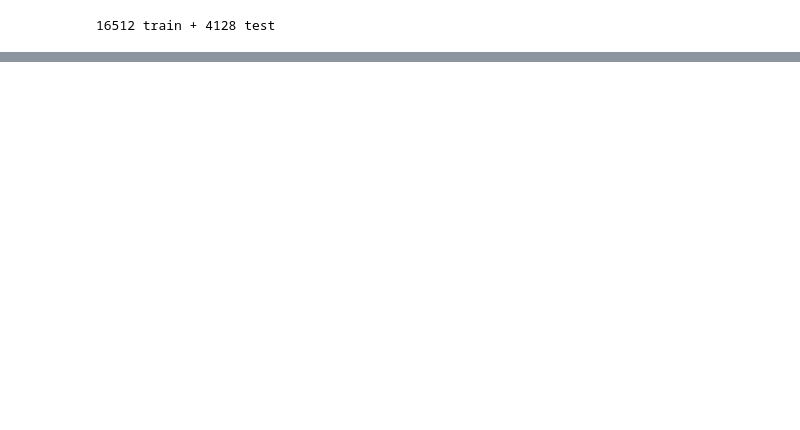
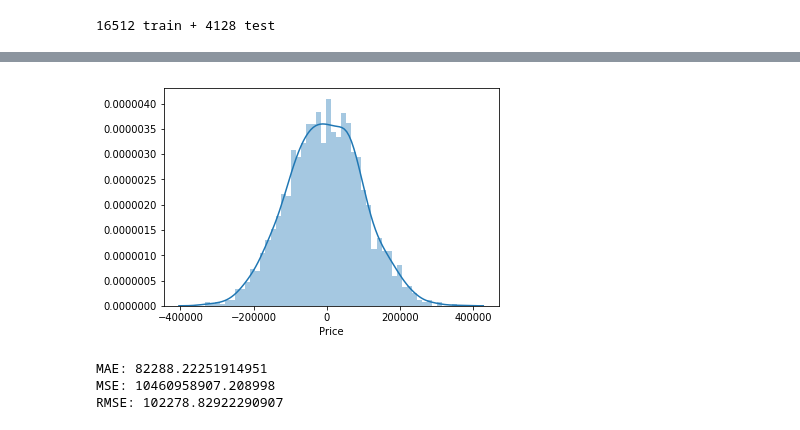
Before and after one commit to tommy3531/PythonStockTrader, a Jupyter notebook: Virtual_env/machine_learning.ipynb, the cells around one changed output, grey strips where cells are left out. Saved outputs shown, nothing was run; the diff lists cells and outputs as text; code cells hidden in the pictures; blank space fills up the shorter version.

```diff
--- a/Virtual_env/machine_learning.ipynb
+++ b/Virtual_env/machine_learning.ipynb
@@ -133,0 +228,4 @@ housing
+# %%
+sns.distplot((y_test-predictions),bins=50);
+# %% [output]
+[figure, added]
@@ -133,0 +234,8 @@ housing
+# %%
+print('MAE:', metrics.mean_absolute_error(y_test, predictions))
+print('MSE:', metrics.mean_squared_error(y_test, predictions))
+print('RMSE:', np.sqrt(metrics.mean_squared_error(y_test, predictions)))
+# %% [output]
+MAE: 82288.22251914951
+MSE: 10460958907.208998
+RMSE: 102278.82922290907
```
Also changed, not shown: parts of 29 cells of this notebook, 3 other files.
